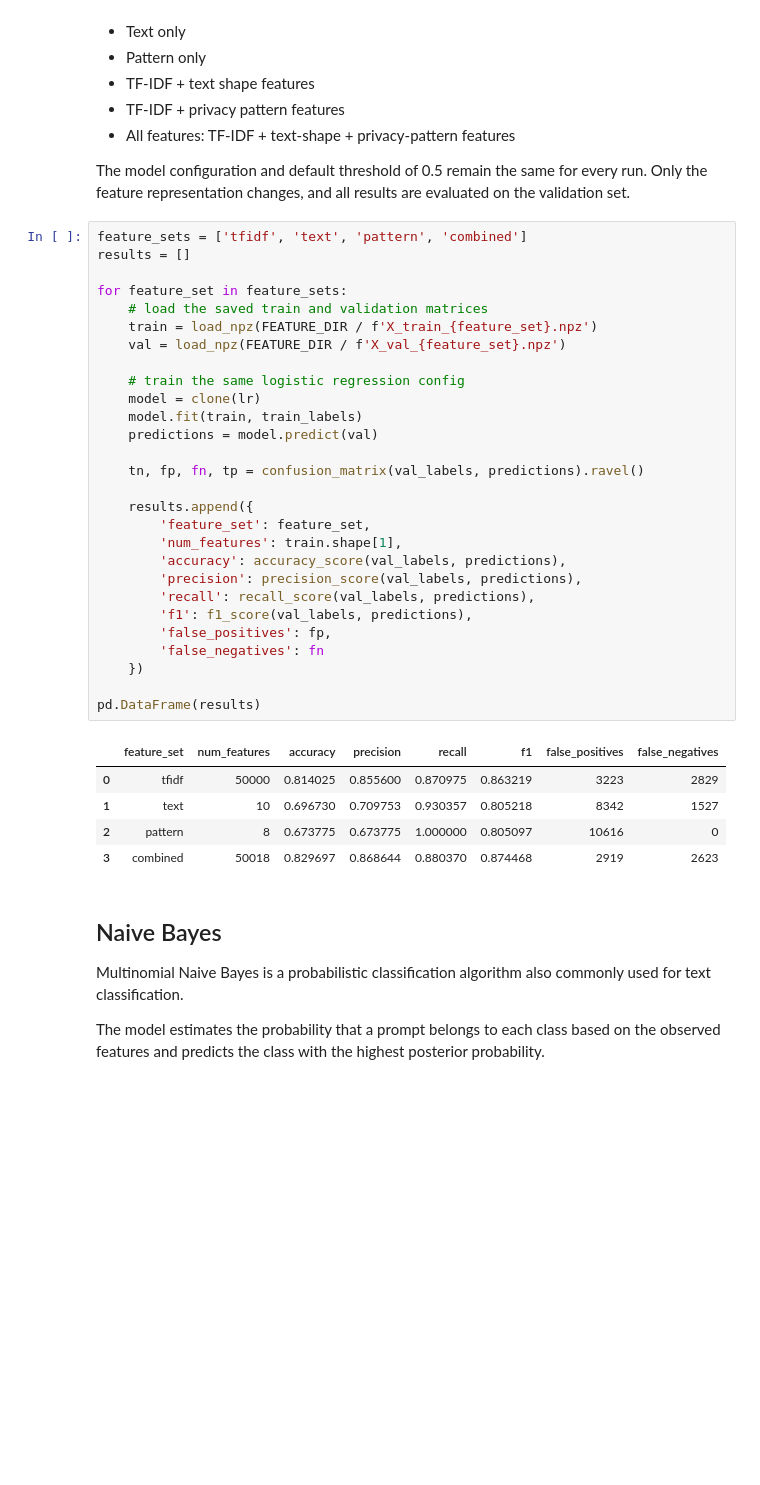
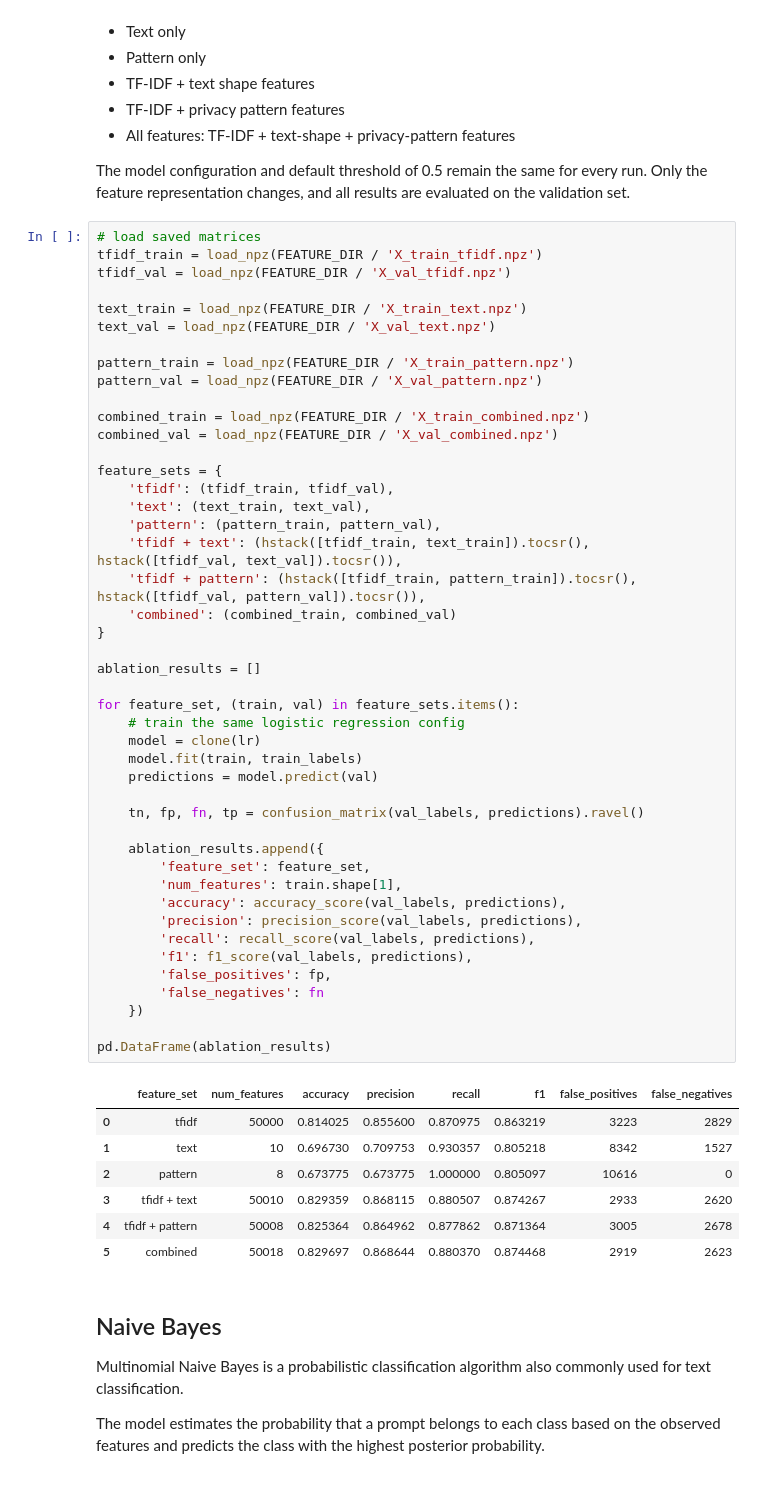
Before and after one commit to Cyber-207/cyber207_specialized_PII_detection_comparison, a Jupyter notebook: notebooks/03_classical_models.ipynb, the cells around one changed output. Cells and saved outputs as stored; diff of their text form; blank space fills up the shorter version.

Commit message:
Stacked ablation comparisons and naming fix

```diff
--- a/notebooks/03_classical_models.ipynb
+++ b/notebooks/03_classical_models.ipynb
@@ -382,39 +383,58 @@ The validation experiments are:
 
 The model configuration and default threshold of 0.5 remain the same for every run. Only the feature representation changes, and all results are evaluated on the validation set.
 # %%
-feature_sets = ['tfidf', 'text', 'pattern', 'combined']
-results = []
+# load saved matrices
+tfidf_train = load_npz(FEATURE_DIR / 'X_train_tfidf.npz')
+tfidf_val = load_npz(FEATURE_DIR / 'X_val_tfidf.npz')
 
-for feature_set in feature_sets:
-    # load the saved train and validation matrices
-    train = load_npz(FEATURE_DIR / f'X_train_{feature_set}.npz')
-    val = load_npz(FEATURE_DIR / f'X_val_{feature_set}.npz')
+text_train = load_npz(FEATURE_DIR / 'X_train_text.npz')
+text_val = load_npz(FEATURE_DIR / 'X_val_text.npz')
 
+pattern_train = load_npz(FEATURE_DIR / 'X_train_pattern.npz')
+pattern_val = load_npz(FEATURE_DIR / 'X_val_pattern.npz')
+
+combined_train = load_npz(FEATURE_DIR / 'X_train_combined.npz')
+combined_val = load_npz(FEATURE_DIR / 'X_val_combined.npz')
+
+feature_sets = {
+    'tfidf': (tfidf_train, tfidf_val),
+    'text': (text_train, text_val),
+    'pattern': (pattern_train, pattern_val),
+    'tfidf + text': (hstack([tfidf_train, text_train]).tocsr(), hstack([tfidf_val, text_val]).tocsr()),
+    'tfidf + pattern': (hstack([tfidf_train, pattern_train]).tocsr(), hstack([tfidf_val, pattern_val]).tocsr()),
+    'combined': (combined_train, combined_val)
+}
+
+ablation_results = []
+
+for feature_set, (train, val) in feature_sets.items():
     # train the same logistic regression config
     model = clone(lr)
     model.fit(train, train_labels)
     predictions = model.predict(val)
 
     tn, fp, fn, tp = confusion_matrix(val_labels, predictions).ravel()
 
-    results.append({
+    ablation_results.append({
         'feature_set': feature_set,
         'num_features': train.shape[1],
         'accuracy': accuracy_score(val_labels, predictions),
         'precision': precision_score(val_labels, predictions),
         'recall': recall_score(val_labels, predictions),
         'f1': f1_score(val_labels, predictions),
         'false_positives': fp,
         'false_negatives': fn
     })
 
-pd.DataFrame(results)
+pd.DataFrame(ablation_results)
 # %% [output]
 |  | feature_set | num_features | accuracy | precision | recall | f1 | false_positives | false_negatives |
 | 0 | tfidf | 50000 | 0.814025 | 0.855600 | 0.870975 | 0.863219 | 3223 | 2829 |
 | 1 | text | 10 | 0.696730 | 0.709753 | 0.930357 | 0.805218 | 8342 | 1527 |
 | 2 | pattern | 8 | 0.673775 | 0.673775 | 1.000000 | 0.805097 | 10616 | 0 |
-| 3 | combined | 50018 | 0.829697 | 0.868644 | 0.880370 | 0.874468 | 2919 | 2623 |
+| 3 | tfidf + text | 50010 | 0.829359 | 0.868115 | 0.880507 | 0.874267 | 2933 | 2620 |
+| 4 | tfidf + pattern | 50008 | 0.825364 | 0.864962 | 0.877862 | 0.871364 | 3005 | 2678 |
+| 5 | combined | 50018 | 0.829697 | 0.868644 | 0.880370 | 0.874468 | 2919 | 2623 |
 # %% [markdown]
 ## Naive Bayes
 
```
Also changed, not shown: parts of 1 cell of this notebook.
